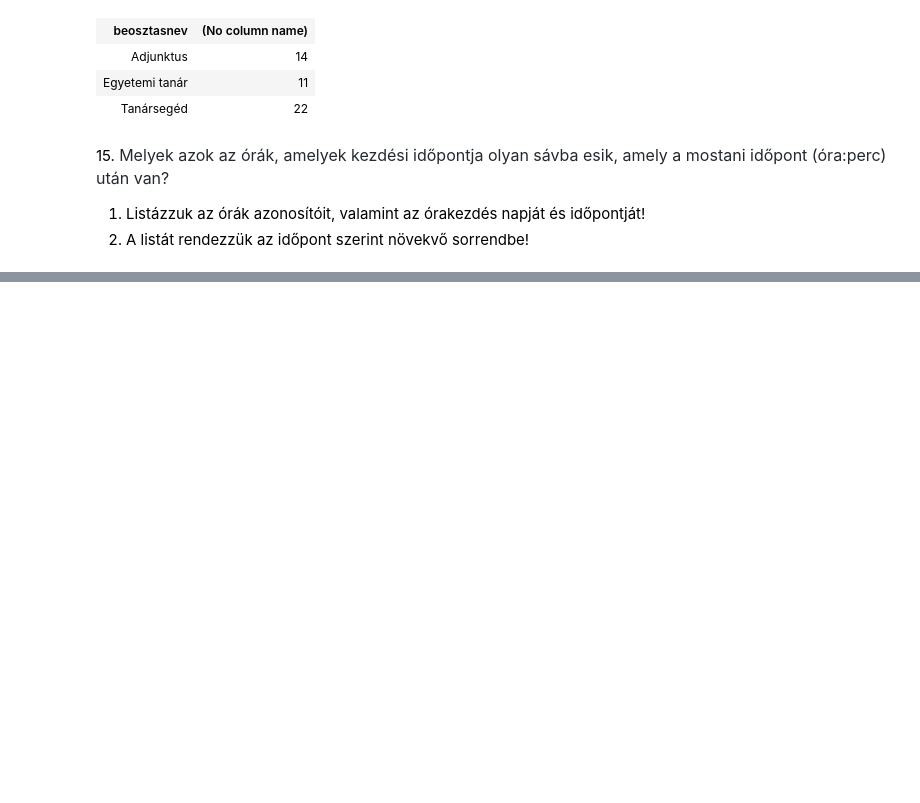
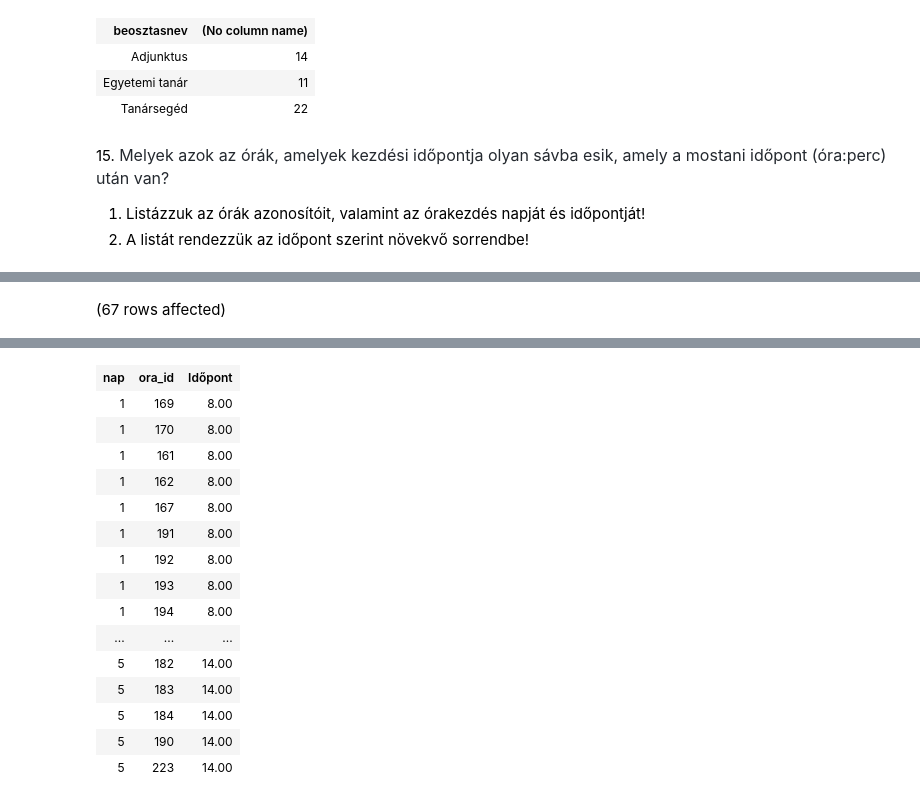
Before and after one commit to richardhestencz/Adatbazisok, a Jupyter notebook: gyakorlat02_feladatok .ipynb, the cells around one changed output, grey strips where cells are left out. Cells and saved outputs as stored; diff of their text form; code cells hidden in the pictures; blank space fills up the shorter version.

```diff
--- a/gyakorlat02_feladatok .ipynb
+++ b/gyakorlat02_feladatok .ipynb
@@ -350,0 +343,7 @@ Total execution time: 00:00:21.423
+# %%
+SELECT o.nap,o.ora_id,s.Időpont
+FROM Orak o JOIN Savok s ON o.nap = s.Sav_id
+
+ORDER BY o.nap, s.Időpont
+# %% [output]
+(67 rows affected)
@@ -350,0 +351,16 @@ Total execution time: 00:00:21.423
+| nap | ora_id | Időpont |
+| 1 | 169 | 8.00 |
+| 1 | 170 | 8.00 |
+| 1 | 161 | 8.00 |
+| 1 | 162 | 8.00 |
+| 1 | 167 | 8.00 |
+| 1 | 191 | 8.00 |
+| 1 | 192 | 8.00 |
+| 1 | 193 | 8.00 |
+| 1 | 194 | 8.00 |
+| ... | ... | ... |
+| 5 | 182 | 14.00 |
+| 5 | 183 | 14.00 |
+| 5 | 184 | 14.00 |
+| 5 | 190 | 14.00 |
+| 5 | 223 | 14.00 |
```
Also changed, not shown: parts of 2 cells of this notebook, 1 other file.
